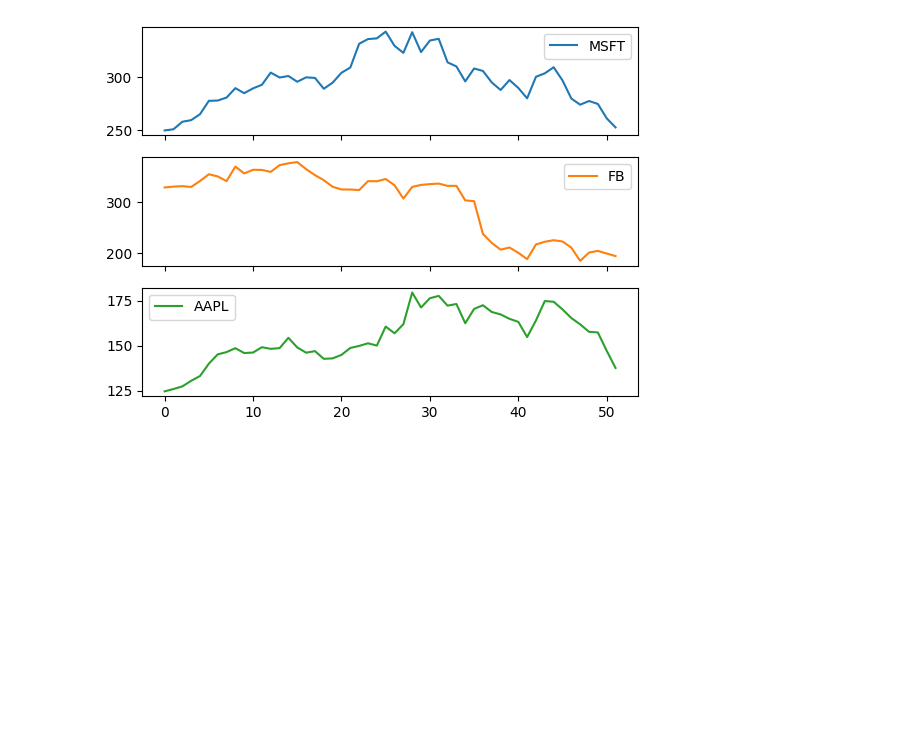
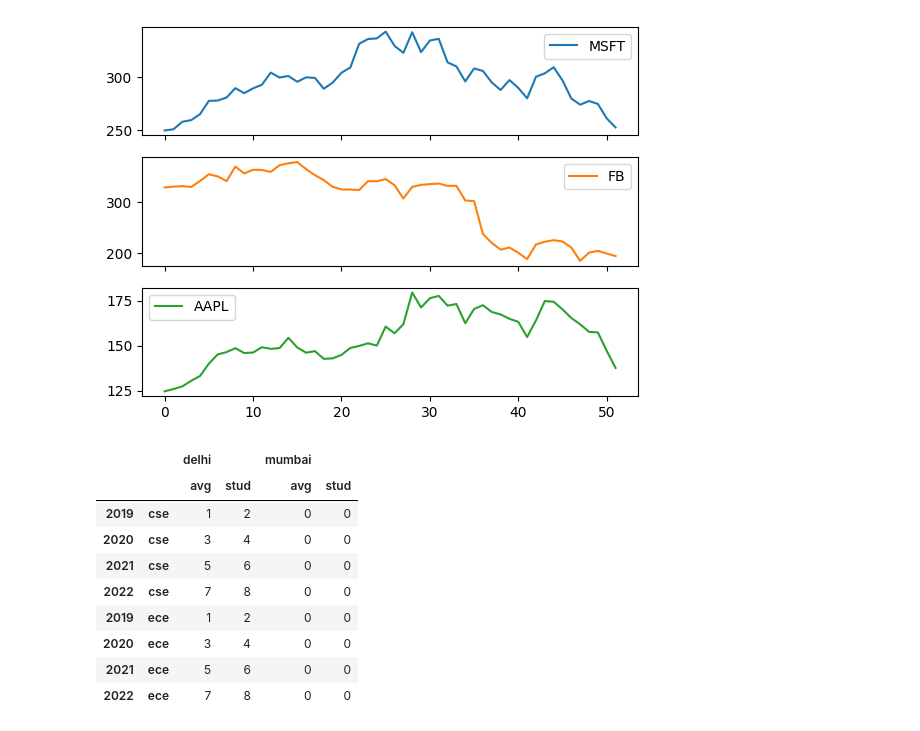
Before and after one commit to priyansh-commits/practice, a Jupyter notebook: pandas_and_numpy_rev.ipynb, the cells around one changed output. Saved outputs shown, nothing was run; the diff lists cells and outputs as text; code cells hidden in the pictures; blank space fills up the shorter version.

```diff
--- a/pandas_and_numpy_rev.ipynb
+++ b/pandas_and_numpy_rev.ipynb
@@ -663,3 +663,30 @@ stocks.plot(subplots=True)
 # %% [output]
 array([<Axes: >, <Axes: >, <Axes: >], dtype=object)
 [figure]
+# %%
+import pandas as pd
+df3=pd.DataFrame(
+     [
+        [1,2,0,0],
+        [3,4,0,0],
+        [5,6,0,0],
+        [7,8,0,0],
+        [1,2,0,0],
+        [3,4,0,0],
+        [5,6,0,0],
+        [7,8,0,0]
+    ],index =pd.MultiIndex.from_product([['cse','ece'],['2019','2020','2021','2022']]) ,columns=pd.MultiIndex.from_product([['delhi','mumbai'],['avg','stud']])
+)
+# %%
+df3.swaplevel(axis=0)
+# %% [output]
+|  |  | delhi |  | mumbai |  |
+|  |  | avg | stud | avg | stud |
+| 2019 | cse | 1 | 2 | 0 | 0 |
+| 2020 | cse | 3 | 4 | 0 | 0 |
+| 2021 | cse | 5 | 6 | 0 | 0 |
+| 2022 | cse | 7 | 8 | 0 | 0 |
+| 2019 | ece | 1 | 2 | 0 | 0 |
+| 2020 | ece | 3 | 4 | 0 | 0 |
+| 2021 | ece | 5 | 6 | 0 | 0 |
+| 2022 | ece | 7 | 8 | 0 | 0 |
```
